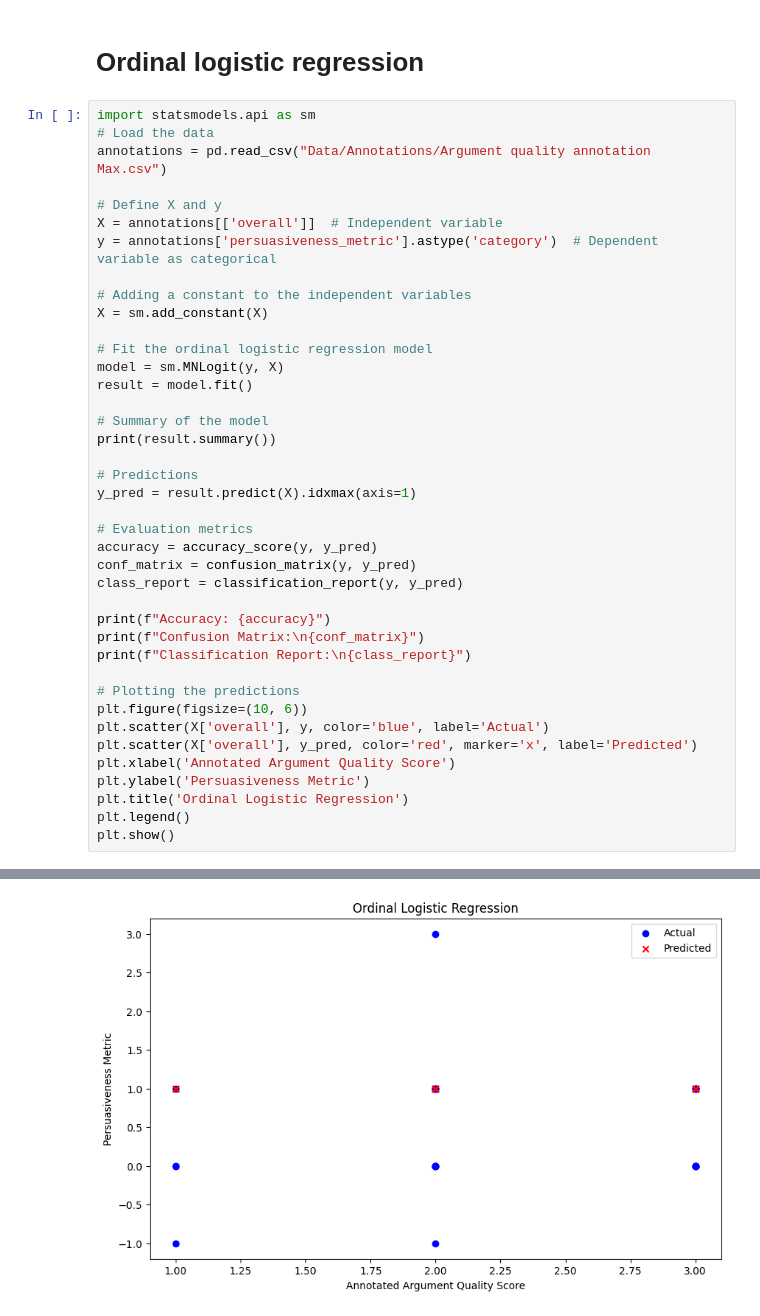
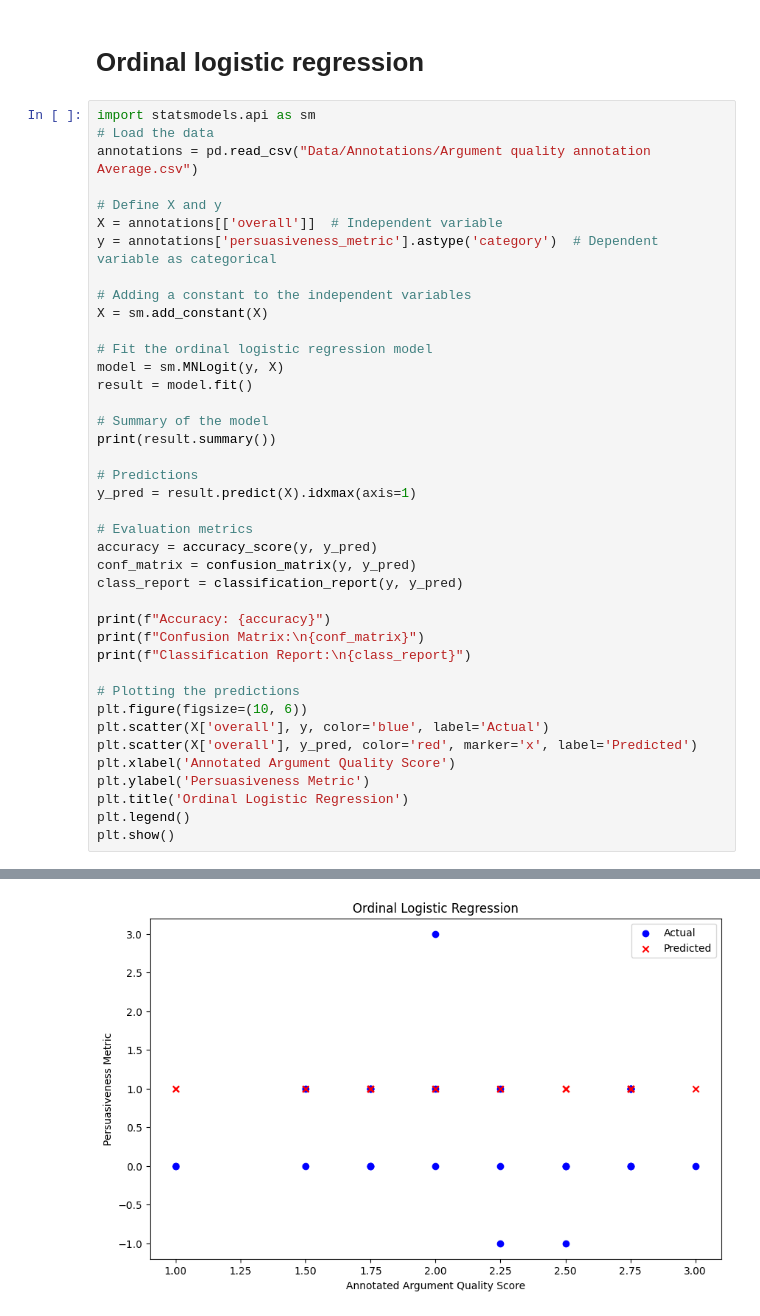
Before and after one commit to maxschaffelder/soc_term_project, a Jupyter notebook: correl_argqual_persuasiveness.ipynb, the cells around one changed output, grey strips where cells are left out. Cells and saved outputs as stored; diff of their text form.

```diff
--- a/correl_argqual_persuasiveness.ipynb
+++ b/correl_argqual_persuasiveness.ipynb
@@ -170,7 +170,7 @@ R-squared (R2 ): 0.0019426715545302065
 # %%
 import statsmodels.api as sm
 # Load the data
-annotations = pd.read_csv("Data/Annotations/Argument quality annotation Max.csv")
+annotations = pd.read_csv("Data/Annotations/Argument quality annotation Average.csv")
 
 # Define X and y
 X = annotations[['overall']]  # Independent variable
@@ -223,6 +223,6 @@ Covariance Type:               nonrobust   LLR p-value:                    0.394
 ... (29 lines left out)
 
     accuracy                           0.36        28
    macro avg       0.09      0.25      0.13        28
 weighted avg       0.13      0.36      0.19        28
-[figure, old version]
+[figure, new version]
```
Also changed, not shown: parts of 1 cell of this notebook.
